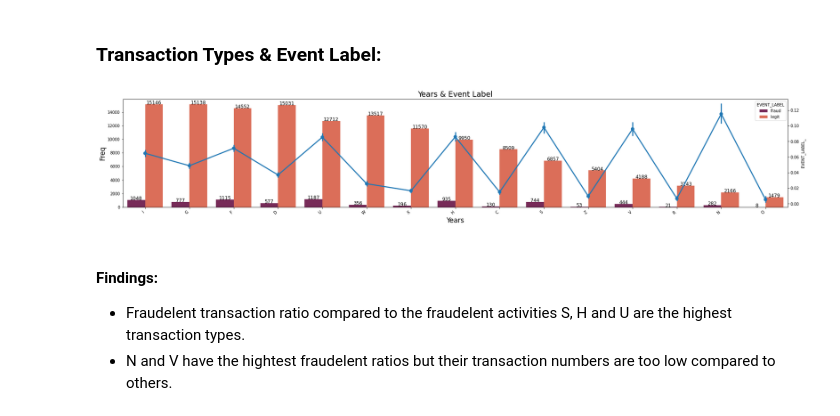
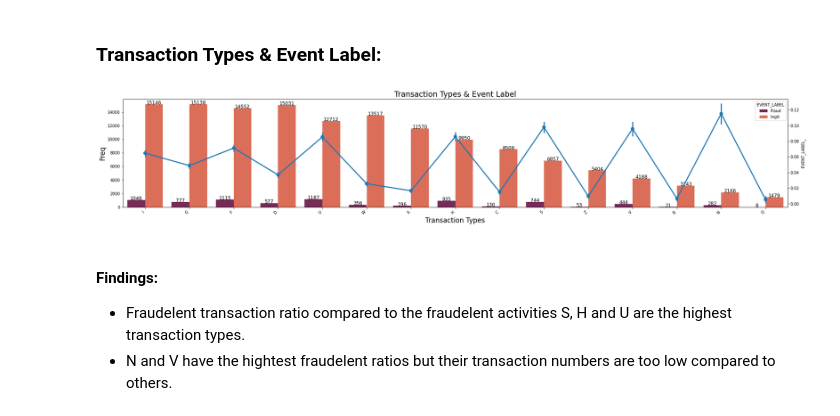
Before and after one commit to ElifKarakutukDinc/Fraud_Analytics_Case_Study, a Jupyter notebook: EDA.ipynb, the cells around one changed output. Drawn from its saved outputs; the diff is of its cells as text; code cells hidden in the pictures.

Commit message:
added findings about categorical columns

```diff
--- a/EDA.ipynb
+++ b/EDA.ipynb
@@ -603,22 +610,24 @@ countplot_pointplot_viz_top15(
 # %% [markdown]
 ### Transaction Types & Event Label:
 # %%
+# To see count of fraud and legit transaction for each value in Transaction Types column:
+
 filter_list = ["fraud", "legit"]
 countplot_pointplot_viz_top15(
     df_data,
     filter_list,
     "transaction_type",
     "EVENT_LABEL",
     "EVENT_LABEL_",
-    "Years",
+    "Transaction Types",
     "Freq",
-    "Years & Event Label",
+    "Transaction Types & Event Label",
     palette="rocket",
     figsize_x=30,
     figsize_y=5,
 )
 # %% [output]
-[figure, old version]
+[figure, new version]
 # %% [markdown]
 #### Findings:
 * Fraudelent transaction ratio compared to the fraudelent activities S, H and U are the highest transaction types.
```
Also changed, not shown: parts of 6 cells of this notebook.
